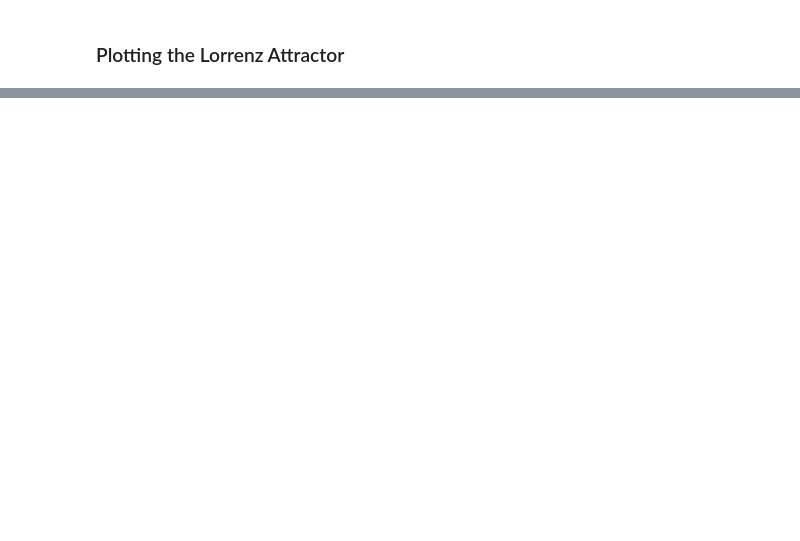
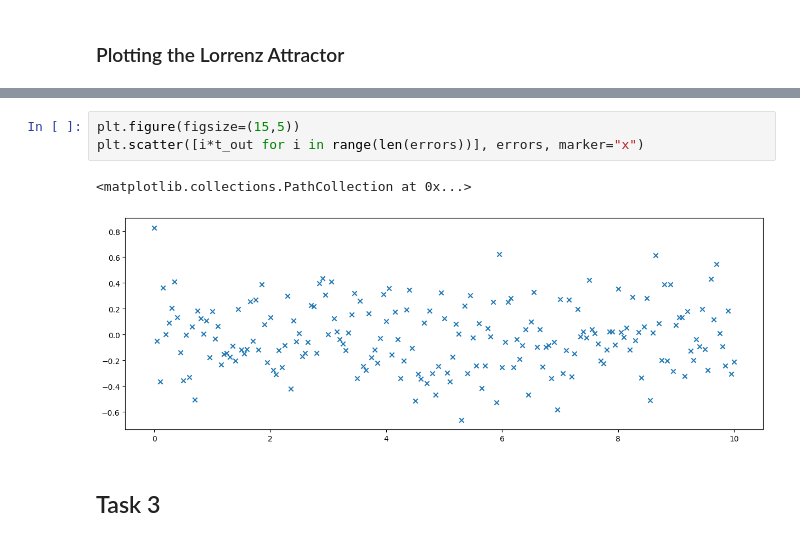
Before and after one commit to Yuvraj-Dhepe/uni_bayesian, a Jupyter notebook: Ex_2/Yuvraj.ipynb, the cells around one changed output, grey strips where cells are left out. Cells and saved outputs as stored; diff of their text form; blank space fills up the shorter version.

Commit message:
Task 2 Update

```diff
--- a/Ex_2/Yuvraj.ipynb
+++ b/Ex_2/Yuvraj.ipynb
@@ -85,0 +153,8 @@ ModuleNotFoundError: No module named 'ipympl'
+# %%
+plt.figure(figsize=(15,5))
+plt.scatter([i*t_out for i in range(len(errors))], errors, marker="x")
+# %% [output]
+<matplotlib.collections.PathCollection at 0x...>
+[figure, added]
+# %% [markdown]
+## Task 3
```
Also changed, not shown: parts of 12 cells of this notebook.
